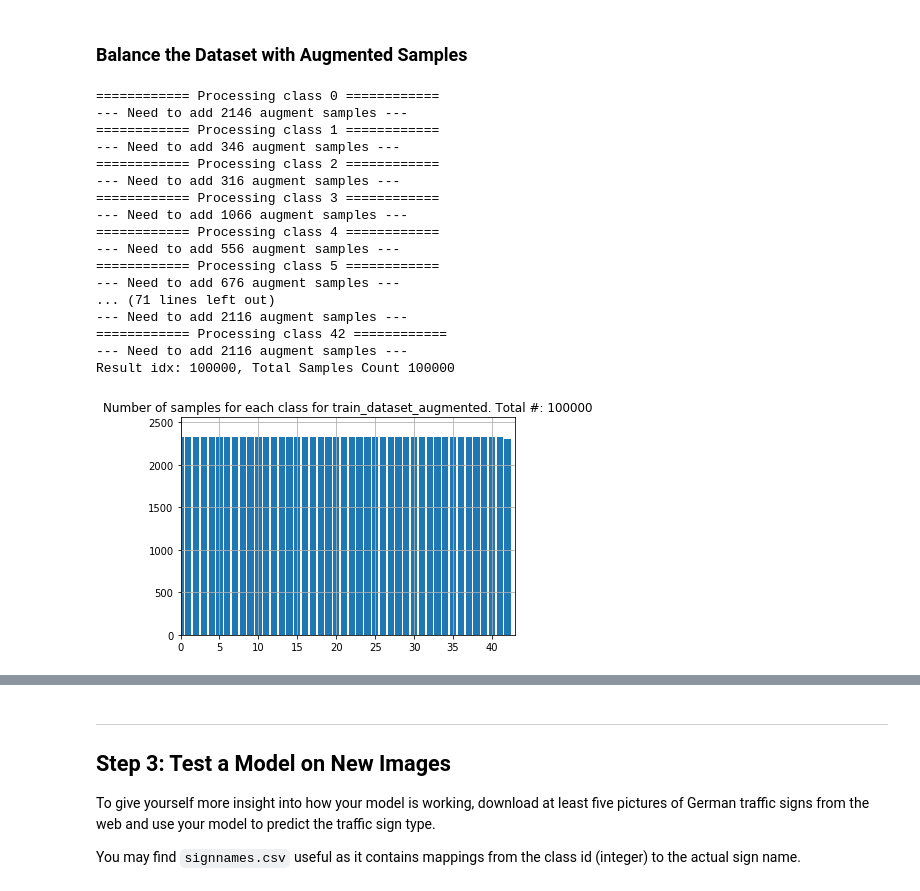
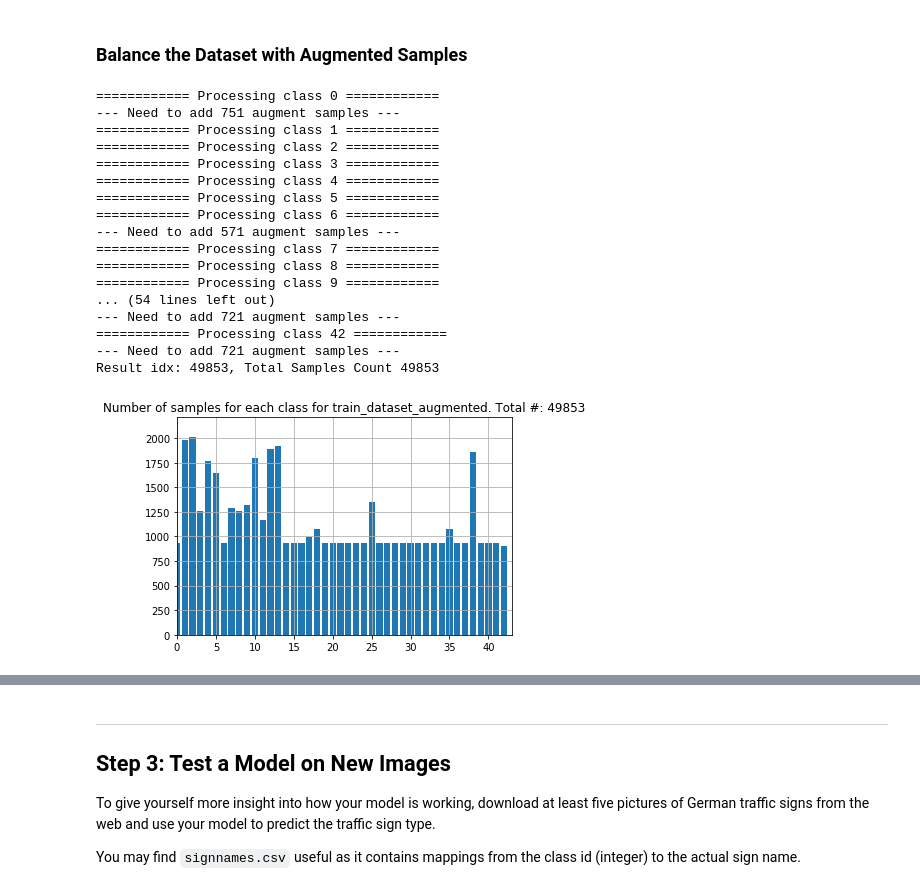
Before and after one commit to amemetov/sdc-term1-prj2-traffic-sign-classifier, a Jupyter notebook: Traffic_Sign_Classifier.ipynb, the cells around one changed output, grey strips where cells are left out. Cells and saved outputs as stored; diff of their text form; code cells hidden in the pictures.

Commit message:
Testing several models

```diff
--- a/Traffic_Sign_Classifier.ipynb
+++ b/Traffic_Sign_Classifier.ipynb
@@ -297,6 +215,0 @@ def LeNet(x, n_channels, n_classes):
-# %%
-n_channels = 1
-preprocessed_image_shape = (X_train_preprocessed.shape[1], X_train_preprocessed.shape[2], X_train_preprocessed.shape[3])
-x = tf.placeholder(tf.float32, (None, 32, 32, n_channels))
-y = tf.placeholder(tf.int32, (None))
-one_hot_y = tf.one_hot(y, n_classes)
@@ -363,2 +235,0 @@ def train_model(X_train, y_train, X_valid, y_valid):
-# %%
-train_model(X_train_preprocessed, y_train, X_valid_preprocessed, y_valid)
@@ -424,25 +391,32 @@ def shift_image(image):
 # %%
 def augment_image(image):
     #methods = [make_noisy_image, zoom_out_image, zoom_in_image, rotate_image, shift_image]
-    methods = [make_noisy_image, zoom_out_image, zoom_in_image, rotate_image]
+    methods = [zoom_out_image, zoom_in_image, rotate_image, shift_image]
     method = methods[np.random.randint(0, len(methods))]
     return method(image)
 
 def augment_data(X, y, n_classes, target_total_samples_count):
     # Balance data by adding augment samples
 
+    target_items_per_class = int(target_total_samples_count / n_classes) + 1
+    overflow_items_num = 0
+
     # Group by class
     X_by_class = np.array([None]*n_classes)
     for c in range(n_classes):
         X_by_class[c] = X[y == c]
+        if X_by_class[c].shape[0] > target_items_per_class:
+            overflow_items_num += X_by_class[c].shape[0] - target_items_per_class
+
+    target_total_samples_count += overflow_items_num
 
     X_result = np.zeros((target_total_samples_count, X.shape[1], X.shape[2], X.shape[3]))
     X_result[:X.shape[0]] = X
     y_result = np.zeros(target_total_samples_count)
     y_result[:y.shape[0]] = y
 
-    target_items_per_class = int(target_total_samples_count / n_classes) + 1
     result_idx = X.shape[0]
+
     for c in range(n_classes):
         print("============ Processing class {} ============".format(c))
         items_per_class = len(X_by_class[c])
@@ -451,38 +425,40 @@ def augment_data(X, y, n_classes, target_total_samples_count):
             print("--- Need to add {0} augment samples ---".format(num_augment_items))
             images = X_by_class[0][np.random.choice(X_by_class[0].shape[0], num_augment_items)]
             for image in images:
+                if result_idx >= target_total_samples_count:
+                    break
                 augment_sample = augment_image(image)
                 X_result[result_idx] = augment_sample
                 y_result[result_idx] = c
                 result_idx += 1
-                if result_idx >= target_total_samples_count:
-                    break
 
     print("Result idx: {}, Total Samples Count {}".format(result_idx, target_total_samples_count))
     X_result, y_result = shuffle(X_result, y_result)
     return (X_result, y_result)
 # %%
-target_total_samples_count = 100000
+target_total_samples_count = 40000
 
 X_train_augmented, y_train_augmented = augment_data(X_train, y_train, n_classes, target_total_samples_count)
 
 check_balance(y_train_augmented, 'train_dataset_augmented', n_classes)
+
+X_train_augmented_preprocessed = preprocess_chain(X_train_augmented)
 # %% [output]
 ============ Processing class 0 ============
---- Need to add 2146 augment samples ---
+--- Need to add 751 augment samples ---
 ============ Processing class 1 ============
---- Need to add 346 augment samples ---
 ============ Processing class 2 ============
---- Need to add 316 augment samples ---
 ============ Processing class 3 ============
---- Need to add 1066 augment samples ---
 ============ Processing class 4 ============
---- Need to add 556 augment samples ---
 ============ Processing class 5 ============
---- Need to add 676 augment samples ---
-... (71 lines left out)
---- Need to add 2116 augment samples ---
+============ Processing class 6 ============
+--- Need to add 571 augment samples ---
+============ Processing class 7 ============
+============ Processing class 8 ============
+============ Processing class 9 ============
+... (54 lines left out)
+--- Need to add 721 augment samples ---
 ============ Processing class 42 ============
---- Need to add 2116 augment samples ---
-Result idx: 100000, Total Samples Count 100000
+--- Need to add 721 augment samples ---
+Result idx: 49853, Total Samples Count 49853
-[figure, old version]
+[figure, new version]
```
Also changed, not shown: parts of 19 cells of this notebook.
